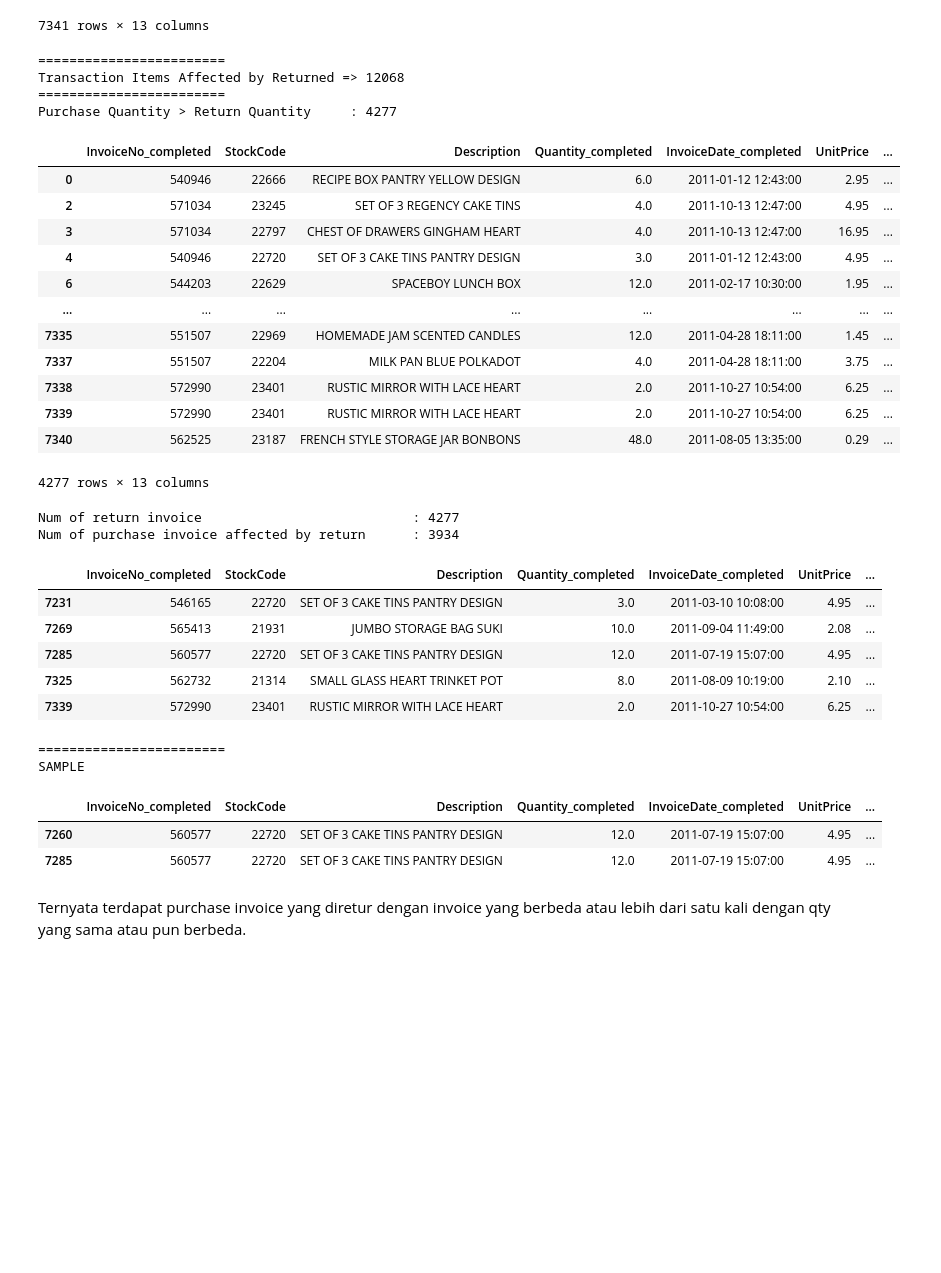
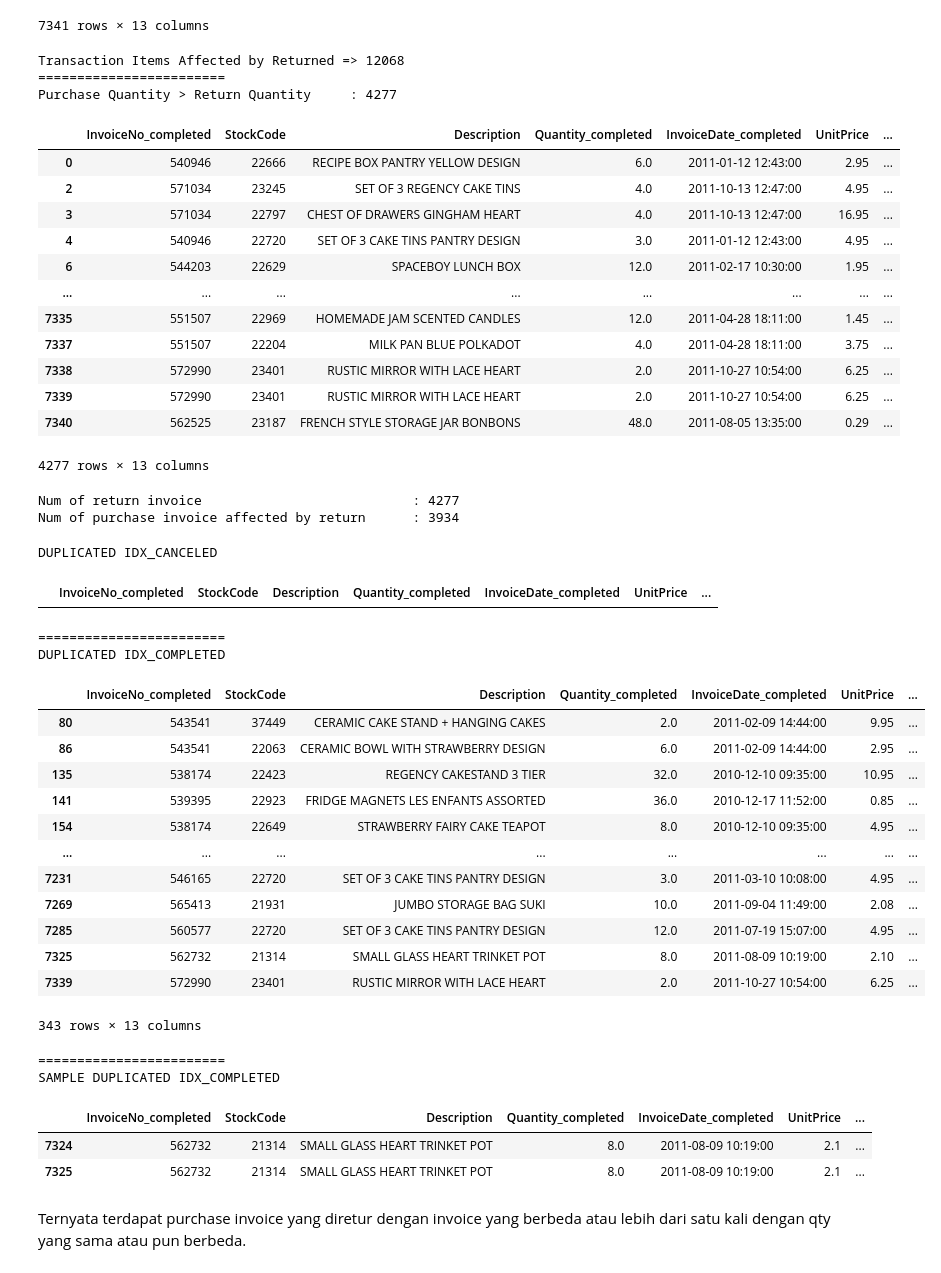
Before and after one commit to mrazakqq/Customer-Segmentation-Online-Retail, a Jupyter notebook: customer-segmentation-online-retail.ipynb, the cells around one changed output. Saved outputs shown, nothing was run; the diff lists cells and outputs as text; code cells hidden in the pictures; blank space fills up the shorter version.

```diff
--- a/customer-segmentation-online-retail.ipynb
+++ b/customer-segmentation-online-retail.ipynb
@@ -230,8 +191,7 @@ PREVIEW head(3)
 # %%
 data.CustomerID = data.CustomerID.astype('str')
-data.CustomerID = data.CustomerID.str.replace(r'\D+0', '', regex=True)
+# data.CustomerID = data.CustomerID.str.replace(r'\D+0', '', regex=True)
 numericalColumns = ['Quantity', 'UnitPrice', 'InvoiceDate']
 for value in data.columns:
   if value not in numericalColumns:
     data[value] = data[value].astype('str')
-dataProfile(data)
@@ -582,0 +509,4 @@ dataIdx
+# %%
+dataIdx.reset_index(drop=True, inplace=True)
+dataIdx['idx'] = dataIdx.index
+dataIdx
@@ -622,16 +561,12 @@ Purchase Quantity > Return Quantity     : 7341
 7341 rows × 13 columns
 # %%
 # karena terdapat lebih dari satu purchase invoice yang memiliki kriteria terhadap return invoice, kita asumsikan salah satunya adalah invoice yang dilakukan returning sedangkan sisanya adalah purchase invoice yang tidak mengalami return.
-# dataReturnedQtyLT = dataReturnedQtyLT[(~dataReturnedQtyLT.idx_canceled.duplicated()) &
-#                                       (~dataReturnedQtyLT.idx_completed.duplicated())]
 dataReturnedQtyLT = dataReturnedQtyLT[(~dataReturnedQtyLT.idx_canceled.duplicated())]
-print(line)
 print(f'Transaction Items Affected by Returned => {len(dataReturned)}')
 print(line)
 print(f'Purchase Quantity > Return Quantity \t: {len(dataReturnedQtyLT)}')
 display(dataReturnedQtyLT)
 # %% [output]
-========================
 Transaction Items Affected by Returned => 12068
 ========================
 Purchase Quantity > Return Quantity     : 4277
@@ -655,22 +590,37 @@ print(f'Num of purchase invoice affected by return\t: {len(dataReturnedQtyLT.idx
 Num of return invoice                           : 4277
 Num of purchase invoice affected by return      : 3934
 # %%
-display(dataReturnedQtyLT[dataReturnedQtyLT.idx_completed.duplicated()].tail())
+print('DUPLICATED IDX_CANCELED')
+display(dataReturnedQtyLT[dataReturnedQtyLT.idx_canceled.duplicated()])
 print(line)
-print('SAMPLE')
-display(dataReturnedQtyLT[dataReturnedQtyLT.idx_completed==397983])
+print('DUPLICATED IDX_COMPLETED')
+display(dataReturnedQtyLT[dataReturnedQtyLT.idx_completed.duplicated()])
+print(line)
+print('SAMPLE DUPLICATED IDX_COMPLETED')
+display(dataReturnedQtyLT[dataReturnedQtyLT.idx_completed==392036])
 # %% [output]
+DUPLICATED IDX_CANCELED
 |  | InvoiceNo_completed | StockCode | Description | Quantity_completed | InvoiceDate_completed | UnitPrice | ... |
-| 7231 | 546165 | 22720 | SET OF 3 CAKE TINS PANTRY DESIGN | 3.0 | 2011-03-10 10:08:00 | 4.95 | ... |
-| 7269 | 565413 | 21931 | JUMBO STORAGE BAG SUKI | 10.0 | 2011-09-04 11:49:00 | 2.08 | ... |
-| 7285 | 560577 | 22720 | SET OF 3 CAKE TINS PANTRY DESIGN | 12.0 | 2011-07-19 15:07:00 | 4.95 | ... |
-| 7325 | 562732 | 21314 | SMALL GLASS HEART TRINKET POT | 8.0 | 2011-08-09 10:19:00 | 2.10 | ... |
-| 7339 | 572990 | 23401 | RUSTIC MIRROR WITH LACE HEART | 2.0 | 2011-10-27 10:54:00 | 6.25 | ... |
-========================
-SAMPLE
+========================
+DUPLICATED IDX_COMPLETED
 |  | InvoiceNo_completed | StockCode | Description | Quantity_completed | InvoiceDate_completed | UnitPrice | ... |
-| 7260 | 560577 | 22720 | SET OF 3 CAKE TINS PANTRY DESIGN | 12.0 | 2011-07-19 15:07:00 | 4.95 | ... |
+| 80 | 543541 | 37449 | CERAMIC CAKE STAND + HANGING CAKES | 2.0 | 2011-02-09 14:44:00 | 9.95 | ... |
+| 86 | 543541 | 22063 | CERAMIC BOWL WITH STRAWBERRY DESIGN | 6.0 | 2011-02-09 14:44:00 | 2.95 | ... |
+| 135 | 538174 | 22423 | REGENCY CAKESTAND 3 TIER | 32.0 | 2010-12-10 09:35:00 | 10.95 | ... |
+| 141 | 539395 | 22923 | FRIDGE MAGNETS LES ENFANTS ASSORTED | 36.0 | 2010-12-17 11:52:00 | 0.85 | ... |
+| 154 | 538174 | 22649 | STRAWBERRY FAIRY CAKE TEAPOT | 8.0 | 2010-12-10 09:35:00 | 4.95 | ... |
+| ... | ... | ... | ... | ... | ... | ... | ... |
+| 7231 | 546165 | 22720 | SET OF 3 CAKE TINS PANTRY DESIGN | 3.0 | 2011-03-10 10:08:00 | 4.95 | ... |
+| 7269 | 565413 | 21931 | JUMBO STORAGE BAG SUKI | 10.0 | 2011-09-04 11:49:00 | 2.08 | ... |
 | 7285 | 560577 | 22720 | SET OF 3 CAKE TINS PANTRY DESIGN | 12.0 | 2011-07-19 15:07:00 | 4.95 | ... |
+| 7325 | 562732 | 21314 | SMALL GLASS HEART TRINKET POT | 8.0 | 2011-08-09 10:19:00 | 2.10 | ... |
+| 7339 | 572990 | 23401 | RUSTIC MIRROR WITH LACE HEART | 2.0 | 2011-10-27 10:54:00 | 6.25 | ... |
+343 rows × 13 columns
+========================
+SAMPLE DUPLICATED IDX_COMPLETED
+|  | InvoiceNo_completed | StockCode | Description | Quantity_completed | InvoiceDate_completed | UnitPrice | ... |
+| 7324 | 562732 | 21314 | SMALL GLASS HEART TRINKET POT | 8.0 | 2011-08-09 10:19:00 | 2.1 | ... |
+| 7325 | 562732 | 21314 | SMALL GLASS HEART TRINKET POT | 8.0 | 2011-08-09 10:19:00 | 2.1 | ... |
 # %% [markdown]
 Ternyata terdapat purchase invoice yang diretur dengan invoice yang berbeda atau lebih dari satu kali dengan qty yang sama atau pun berbeda.
 # %%
```
Also changed, not shown: parts of 50 cells of this notebook.
